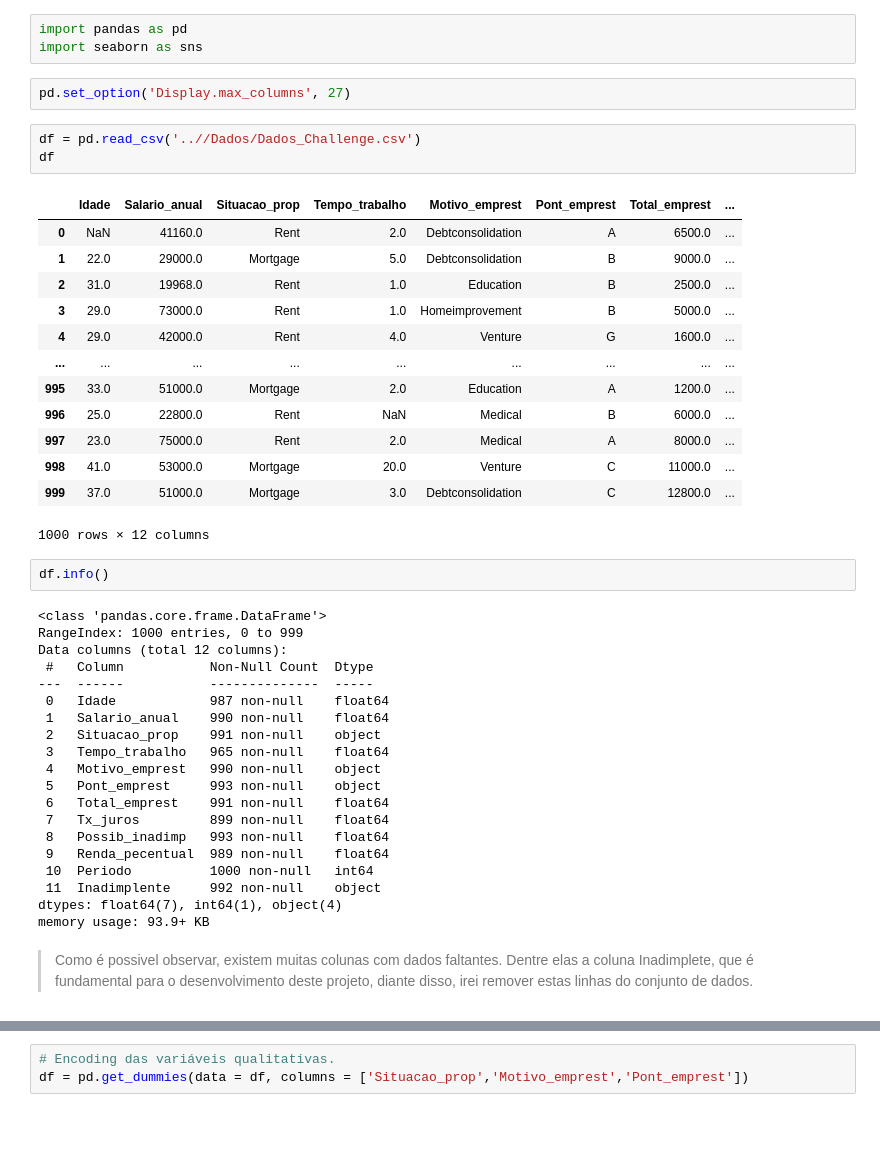
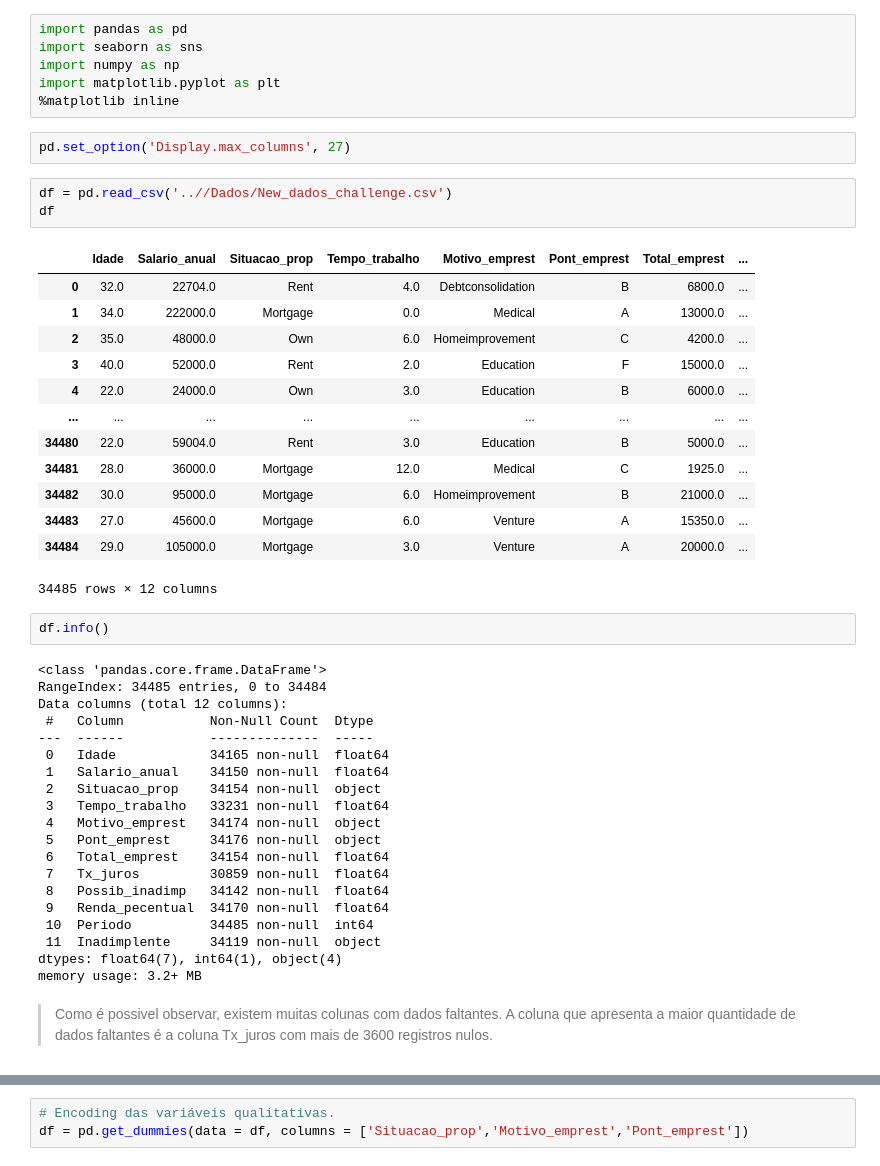
Before and after one commit to MateusSampaio1/Alura_Cash, a Jupyter notebook: Notebook/AluraCash_1°Semana.ipynb, the cells around one changed output, grey strips where cells are left out. Drawn from its saved outputs; the diff is of its cells as text; blank space fills up the shorter version.

```diff
--- a/Notebook/AluraCash_1°Semana.ipynb
+++ b/Notebook/AluraCash_1°Semana.ipynb
@@ -1,46 +1,49 @@
 # %%
 import pandas as pd
 import seaborn as sns
+import numpy as np
+import matplotlib.pyplot as plt
+%matplotlib inline
 # %%
 pd.set_option('Display.max_columns', 27)
 # %%
-df = pd.read_csv('..//Dados/Dados_Challenge.csv')
+df = pd.read_csv('..//Dados/New_dados_challenge.csv')
 df
 # %% [output]
 |  | Idade | Salario_anual | Situacao_prop | Tempo_trabalho | Motivo_emprest | Pont_emprest | Total_emprest | ... |
-| 0 | NaN | 41160.0 | Rent | 2.0 | Debtconsolidation | A | 6500.0 | ... |
-| 1 | 22.0 | 29000.0 | Mortgage | 5.0 | Debtconsolidation | B | 9000.0 | ... |
-| 2 | 31.0 | 19968.0 | Rent | 1.0 | Education | B | 2500.0 | ... |
-| 3 | 29.0 | 73000.0 | Rent | 1.0 | Homeimprovement | B | 5000.0 | ... |
-| 4 | 29.0 | 42000.0 | Rent | 4.0 | Venture | G | 1600.0 | ... |
+| 0 | 32.0 | 22704.0 | Rent | 4.0 | Debtconsolidation | B | 6800.0 | ... |
+| 1 | 34.0 | 222000.0 | Mortgage | 0.0 | Medical | A | 13000.0 | ... |
+| 2 | 35.0 | 48000.0 | Own | 6.0 | Homeimprovement | C | 4200.0 | ... |
+| 3 | 40.0 | 52000.0 | Rent | 2.0 | Education | F | 15000.0 | ... |
+| 4 | 22.0 | 24000.0 | Own | 3.0 | Education | B | 6000.0 | ... |
 | ... | ... | ... | ... | ... | ... | ... | ... | ... |
-| 995 | 33.0 | 51000.0 | Mortgage | 2.0 | Education | A | 1200.0 | ... |
-| 996 | 25.0 | 22800.0 | Rent | NaN | Medical | B | 6000.0 | ... |
-| 997 | 23.0 | 75000.0 | Rent | 2.0 | Medical | A | 8000.0 | ... |
-| 998 | 41.0 | 53000.0 | Mortgage | 20.0 | Venture | C | 11000.0 | ... |
-| 999 | 37.0 | 51000.0 | Mortgage | 3.0 | Debtconsolidation | C | 12800.0 | ... |
+| 34480 | 22.0 | 59004.0 | Rent | 3.0 | Education | B | 5000.0 | ... |
+| 34481 | 28.0 | 36000.0 | Mortgage | 12.0 | Medical | C | 1925.0 | ... |
+| 34482 | 30.0 | 95000.0 | Mortgage | 6.0 | Homeimprovement | B | 21000.0 | ... |
+| 34483 | 27.0 | 45600.0 | Mortgage | 6.0 | Venture | A | 15350.0 | ... |
+| 34484 | 29.0 | 105000.0 | Mortgage | 3.0 | Venture | A | 20000.0 | ... |
-1000 rows × 12 columns
+34485 rows × 12 columns
 # %%
 df.info()
 # %% [output]
 <class 'pandas.core.frame.DataFrame'>
-RangeIndex: 1000 entries, 0 to 999
+RangeIndex: 34485 entries, 0 to 34484
 Data columns (total 12 columns):
  #   Column           Non-Null Count  Dtype
 ---  ------           --------------  -----
- 0   Idade            987 non-null    float64
- 1   Salario_anual    990 non-null    float64
- 2   Situacao_prop    991 non-null    object
- 3   Tempo_trabalho   965 non-null    float64
- 4   Motivo_emprest   990 non-null    object
- 5   Pont_emprest     993 non-null    object
- 6   Total_emprest    991 non-null    float64
- 7   Tx_juros         899 non-null    float64
- 8   Possib_inadimp   993 non-null    float64
- 9   Renda_pecentual  989 non-null    float64
- 10  Periodo          1000 non-null   int64
- 11  Inadimplente     992 non-null    object
+ 0   Idade            34165 non-null  float64
+ 1   Salario_anual    34150 non-null  float64
+ 2   Situacao_prop    34154 non-null  object
+ 3   Tempo_trabalho   33231 non-null  float64
+ 4   Motivo_emprest   34174 non-null  object
+ 5   Pont_emprest     34176 non-null  object
+ 6   Total_emprest    34154 non-null  float64
+ 7   Tx_juros         30859 non-null  float64
+ 8   Possib_inadimp   34142 non-null  float64
+ 9   Renda_pecentual  34170 non-null  float64
+ 10  Periodo          34485 non-null  int64
+ 11  Inadimplente     34119 non-null  object
 dtypes: float64(7), int64(1), object(4)
-memory usage: 93.9+ KB
+memory usage: 3.2+ MB
 # %% [markdown]
-> Como é possivel observar, existem muitas colunas com dados faltantes. Dentre elas a coluna Inadimplete, que é fundamental para o desenvolvimento deste projeto, diante disso, irei remover estas linhas do conjunto de dados.
+> Como é possivel observar, existem muitas colunas com dados faltantes. A coluna que apresenta a maior quantidade de dados faltantes é a coluna Tx_juros com mais de 3600 registros nulos.
```
Also changed, not shown: parts of 61 cells of this notebook.
